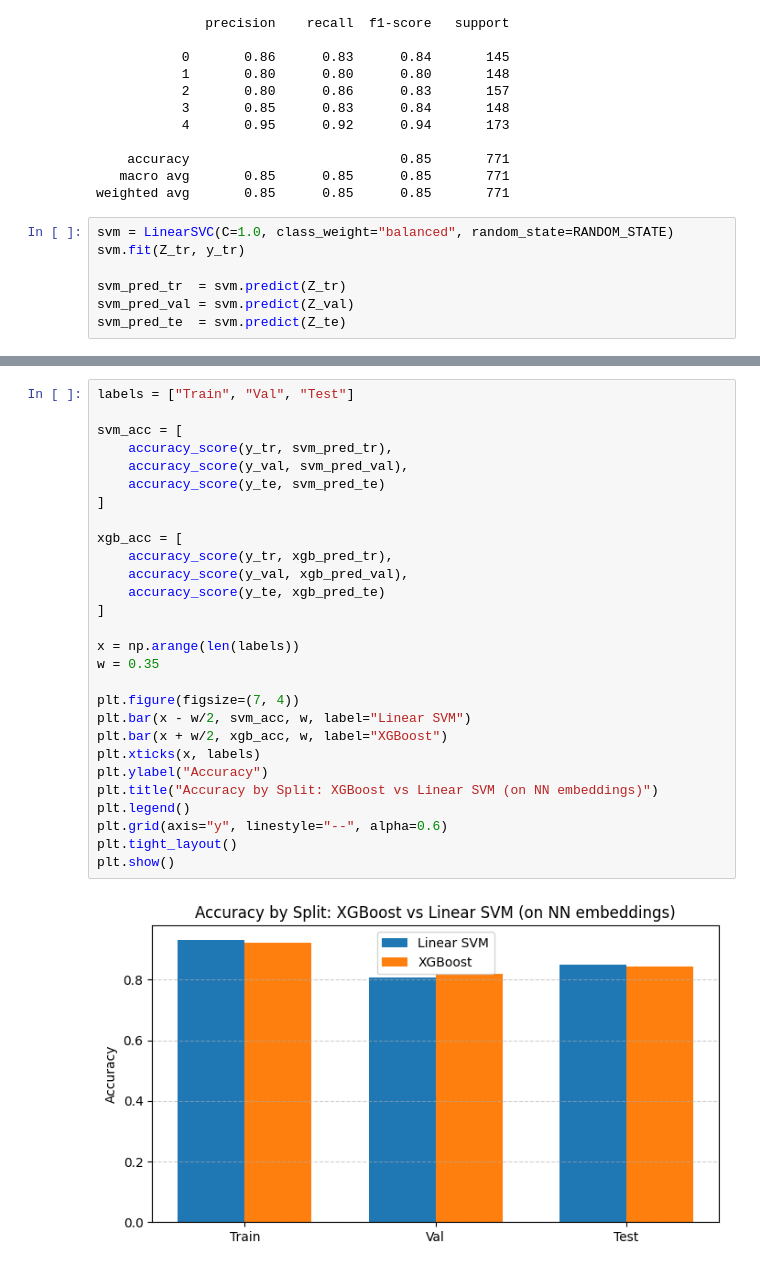
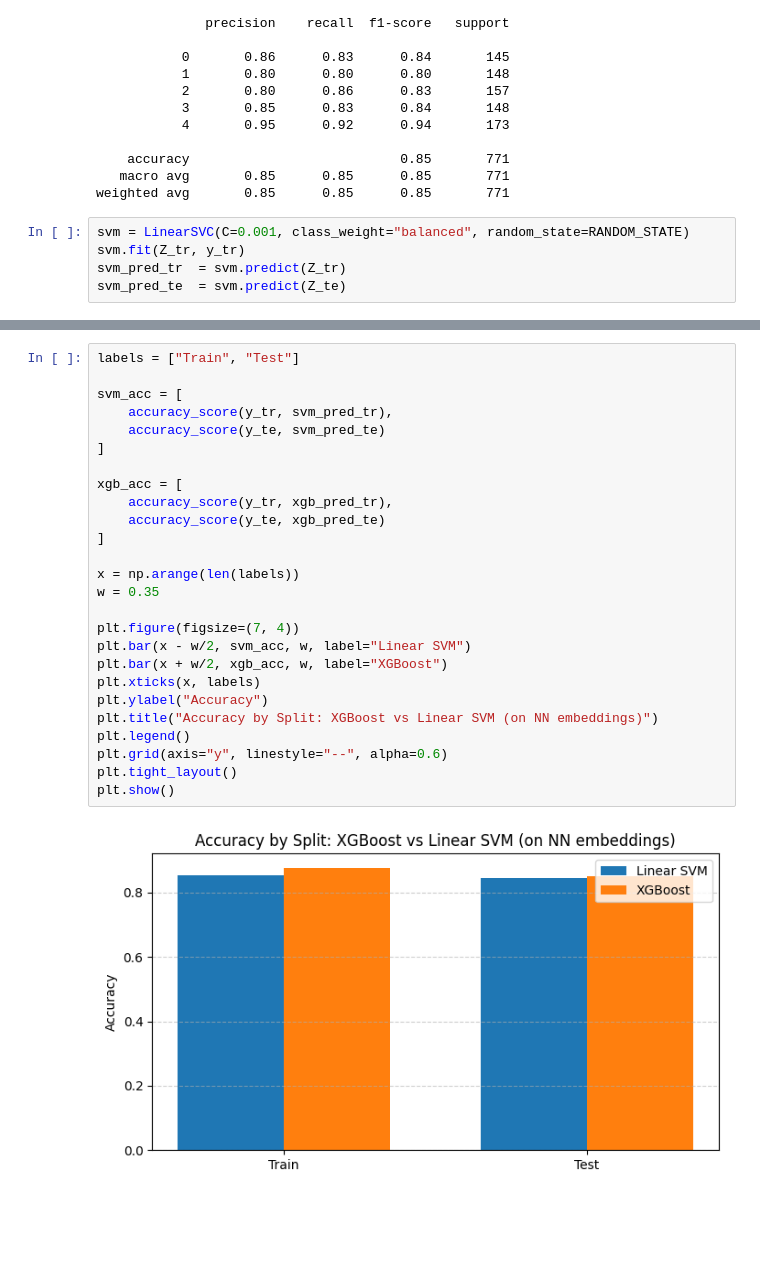
Before and after one commit to omaramin-77/Smart-Food-Guardian, a Jupyter notebook: model5.ipynb, the cells around one changed output, grey strips where cells are left out. Cells and saved outputs as stored; diff of their text form; blank space fills up the shorter version.

```diff
--- a/model5.ipynb
+++ b/model5.ipynb
@@ -316,11 +328,9 @@ Test Macro-F1: 0.8485772755313576
    macro avg       0.85      0.85      0.85       771
 weighted avg       0.85      0.85      0.85       771
 # %%
-svm = LinearSVC(C=1.0, class_weight="balanced", random_state=RANDOM_STATE)
+svm = LinearSVC(C=0.001, class_weight="balanced", random_state=RANDOM_STATE)
 svm.fit(Z_tr, y_tr)
-
 svm_pred_tr  = svm.predict(Z_tr)
-svm_pred_val = svm.predict(Z_val)
 svm_pred_te  = svm.predict(Z_te)
 # %%
 print("\n=== Linear SVM on NN Embeddings ===")
@@ -348,31 +356,29 @@ Test Macro-F1: 0.8477688968390578
 weighted avg       0.85      0.85      0.85       771
 # %%
-labels = ["Train", "Val", "Test"]
+labels = ["Train", "Test"]
 
 svm_acc = [
     accuracy_score(y_tr, svm_pred_tr),
-    accuracy_score(y_val, svm_pred_val),
     accuracy_score(y_te, svm_pred_te)
 ]
 
 xgb_acc = [
     accuracy_score(y_tr, xgb_pred_tr),
-    accuracy_score(y_val, xgb_pred_val),
     accuracy_score(y_te, xgb_pred_te)
 ]
 
 x = np.arange(len(labels))
 w = 0.35
 
 plt.figure(figsize=(7, 4))
 plt.bar(x - w/2, svm_acc, w, label="Linear SVM")
 plt.bar(x + w/2, xgb_acc, w, label="XGBoost")
 plt.xticks(x, labels)
 plt.ylabel("Accuracy")
 plt.title("Accuracy by Split: XGBoost vs Linear SVM (on NN embeddings)")
 plt.legend()
 plt.grid(axis="y", linestyle="--", alpha=0.6)
 plt.tight_layout()
 plt.show()
 # %% [output]
-[figure, old version]
+[figure, new version]
```
Also changed, not shown: parts of 2 cells of this notebook.
